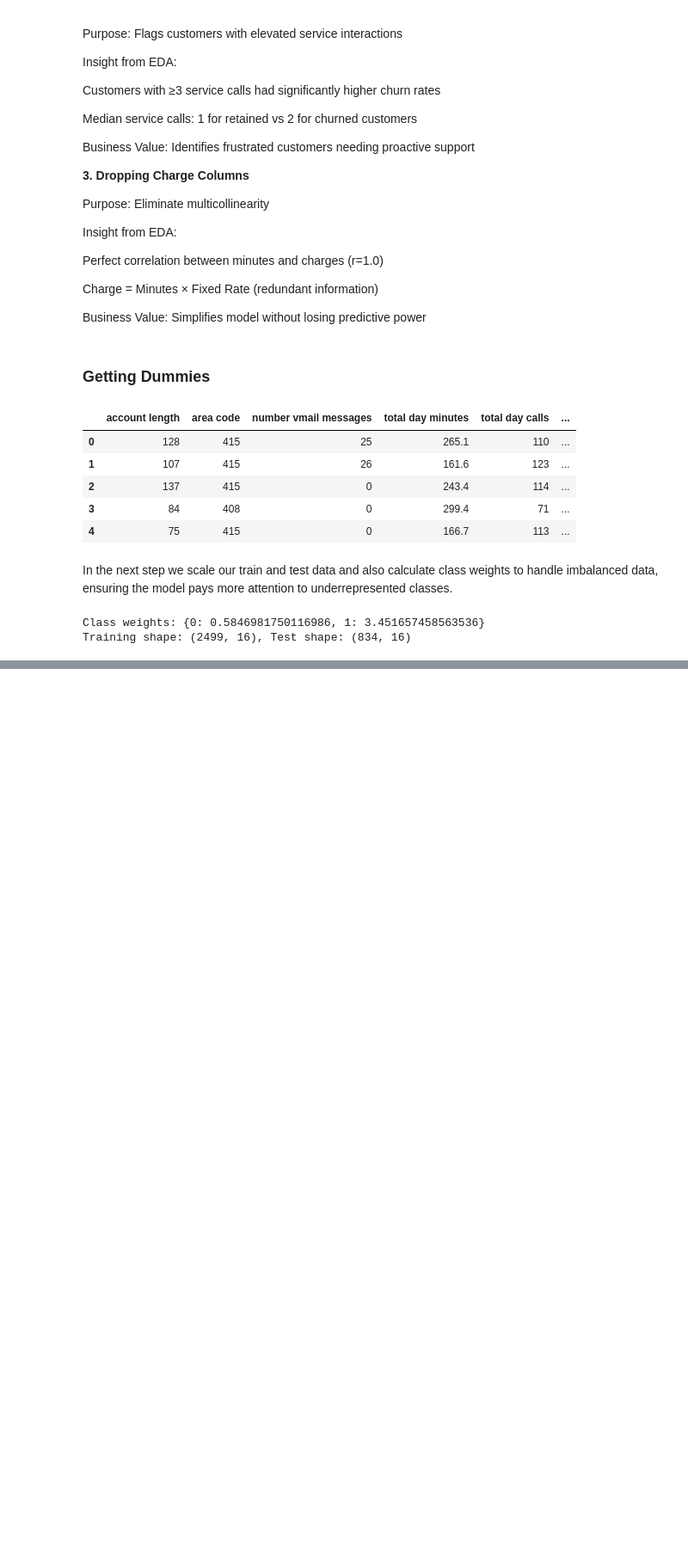
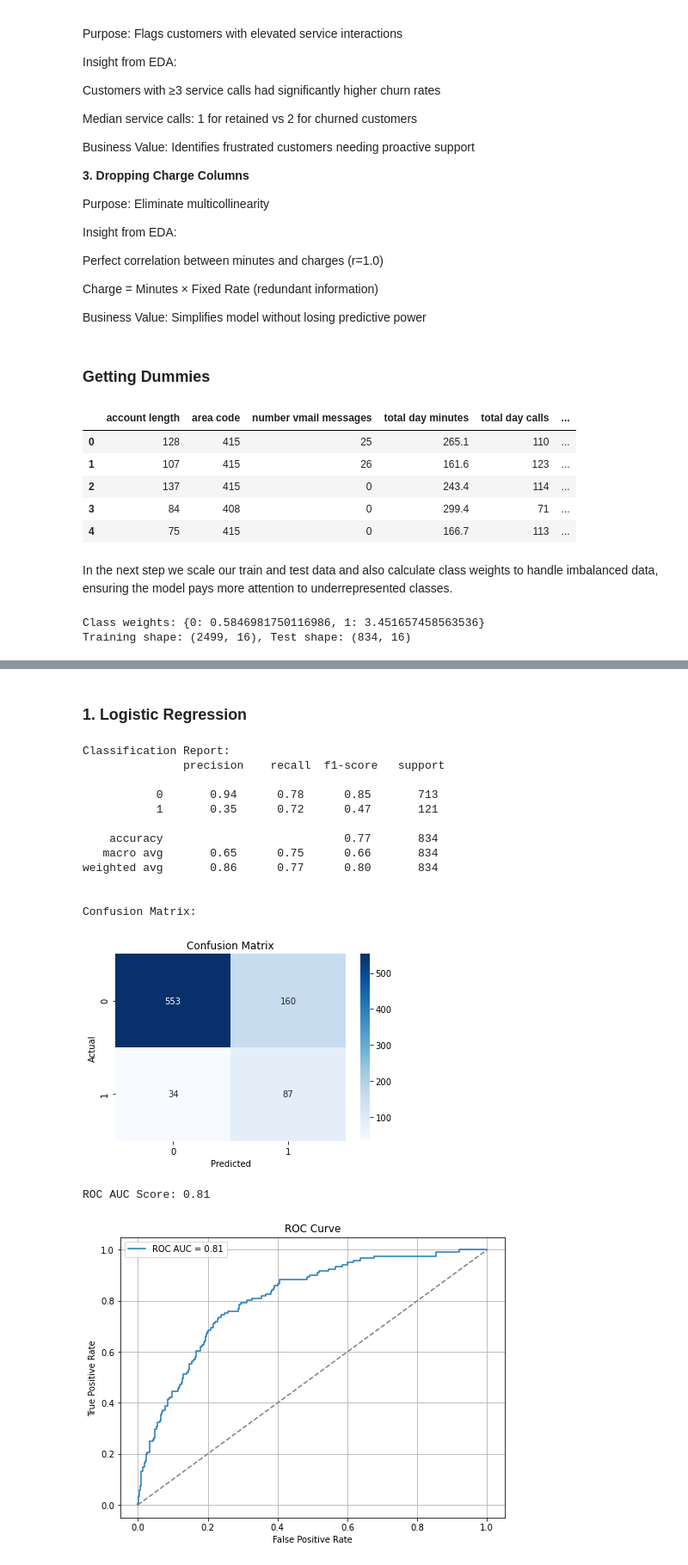
Before and after one commit to Bembino-en/-SyriaTel-churn-prediction, a Jupyter notebook: index.ipynb, the cells around one changed output, grey strips where cells are left out. Shown at 86% size. Cells and saved outputs as stored; diff of their text form; code cells hidden in the pictures; blank space fills up the shorter version.

```diff
--- a/index.ipynb
+++ b/index.ipynb
@@ -551,0 +567,22 @@ from models import LogisticModel, DecisionTreeModel
+# %% [markdown]
+### **1. Logistic Regression**
+# %%
+log_model = LogisticModel(max_iter = 300, class_weight=class_weights)
+log_model.fit(X_train_scaled, y_train)
+log_results = log_model.evaluate(X_test_scaled, y_test, plot_roc=True)
+# %% [output]
+Classification Report:
+               precision    recall  f1-score   support
+
+           0       0.94      0.78      0.85       713
+           1       0.35      0.72      0.47       121
+
+    accuracy                           0.77       834
+   macro avg       0.65      0.75      0.66       834
+weighted avg       0.86      0.77      0.80       834
+
+
+Confusion Matrix:
+[figure, added]
+ROC AUC Score: 0.81
+[figure, added]
```
Also changed, not shown: parts of 26 cells of this notebook, 6 other files.
